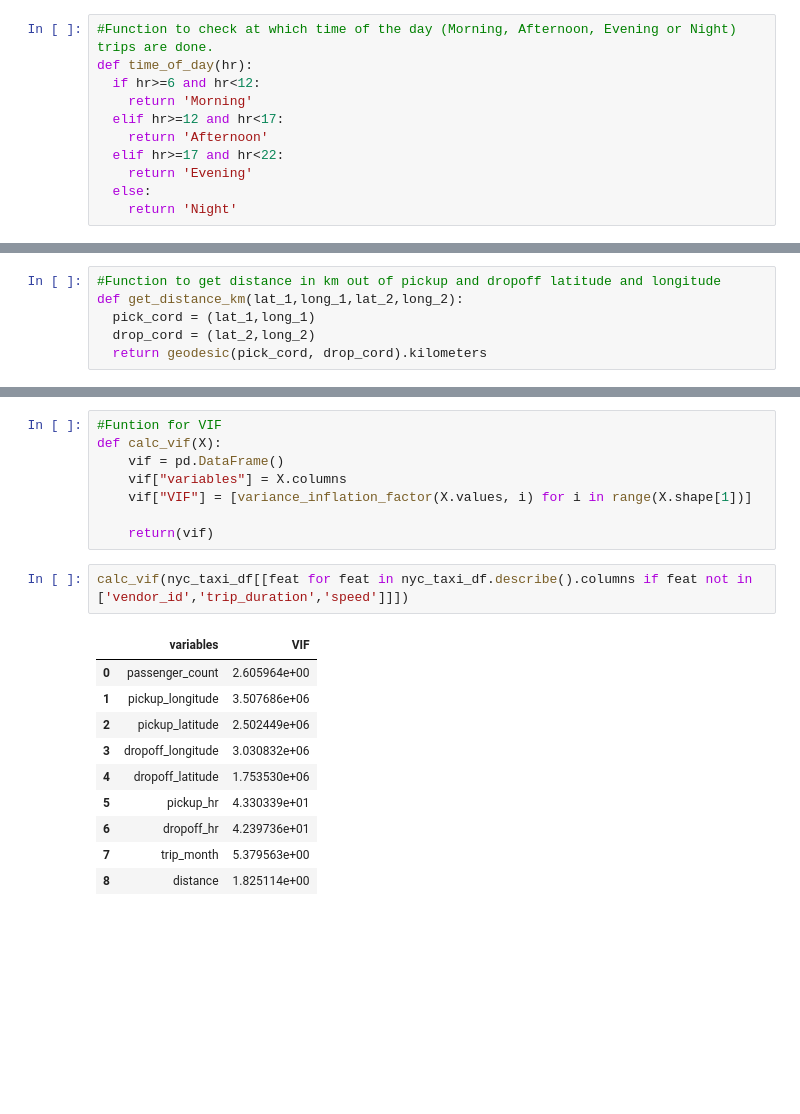
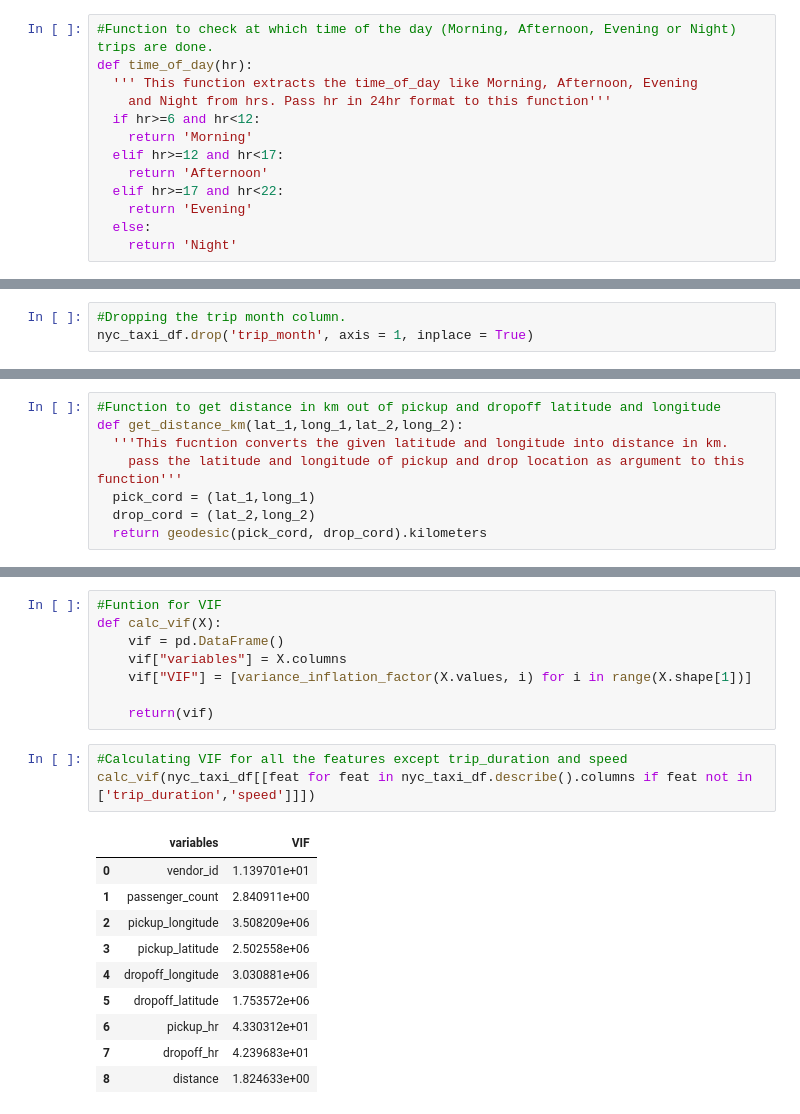
Before and after one commit to Prashant-Shaw/NYC-Taxi-Trip-Time-Prediction, a Jupyter notebook: NYC_Taxi_Trip_Time_Prediction_Capstone_Project.ipynb, the cells around one changed output, grey strips where cells are left out. Drawn from its saved outputs; the diff is of its cells as text; blank space fills up the shorter version.

```diff
--- a/NYC_Taxi_Trip_Time_Prediction_Capstone_Project.ipynb
+++ b/NYC_Taxi_Trip_Time_Prediction_Capstone_Project.ipynb
@@ -322,6 +323,8 @@ The above graph shows that most of the trips are done between 6:00 PM to 7:00 PM
 # %%
 #Function to check at which time of the day (Morning, Afternoon, Evening or Night) trips are done.
 def time_of_day(hr):
+  ''' This function extracts the time_of_day like Morning, Afternoon, Evening
+    and Night from hrs. Pass hr in 24hr format to this function'''
   if hr>=6 and hr<12:
     return 'Morning'
   elif hr>=12 and hr<17:
@@ -368,8 +371,13 @@ Number of trips are not varying much if we observe month wise.
+# %%
+#Dropping the trip month column.
+nyc_taxi_df.drop('trip_month', axis = 1, inplace = True)
 # %% [markdown]
 ### **Exploring latitude longitude column**
 # %%
 #Function to get distance in km out of pickup and dropoff latitude and longitude
 def get_distance_km(lat_1,long_1,lat_2,long_2):
+  '''This fucntion converts the given latitude and longitude into distance in km.
+    pass the latitude and longitude of pickup and drop location as argument to this function'''
   pick_cord = (lat_1,long_1)
   drop_cord = (lat_2,long_2)
   return geodesic(pick_cord, drop_cord).kilometers
@@ -810,16 +818,17 @@ def calc_vif(X):
 
     return(vif)
 # %%
-calc_vif(nyc_taxi_df[[feat for feat in nyc_taxi_df.describe().columns if feat not in ['vendor_id','trip_duration','speed']]])
+#Calculating VIF for all the features except trip_duration and speed
+calc_vif(nyc_taxi_df[[feat for feat in nyc_taxi_df.describe().columns if feat not in ['trip_duration','speed']]])
 # %% [output]
 |  | variables | VIF |
-| 0 | passenger_count | 2.605964e+00 |
-| 1 | pickup_longitude | 3.507686e+06 |
-| 2 | pickup_latitude | 2.502449e+06 |
-| 3 | dropoff_longitude | 3.030832e+06 |
-| 4 | dropoff_latitude | 1.753530e+06 |
-| 5 | pickup_hr | 4.330339e+01 |
-| 6 | dropoff_hr | 4.239736e+01 |
-| 7 | trip_month | 5.379563e+00 |
-| 8 | distance | 1.825114e+00 |
+| 0 | vendor_id | 1.139701e+01 |
+| 1 | passenger_count | 2.840911e+00 |
+| 2 | pickup_longitude | 3.508209e+06 |
+| 3 | pickup_latitude | 2.502558e+06 |
+| 4 | dropoff_longitude | 3.030881e+06 |
+| 5 | dropoff_latitude | 1.753572e+06 |
+| 6 | pickup_hr | 4.330312e+01 |
+| 7 | dropoff_hr | 4.239683e+01 |
+| 8 | distance | 1.824633e+00 |
 # %%
```
Also changed, not shown: parts of 37 cells of this notebook.
